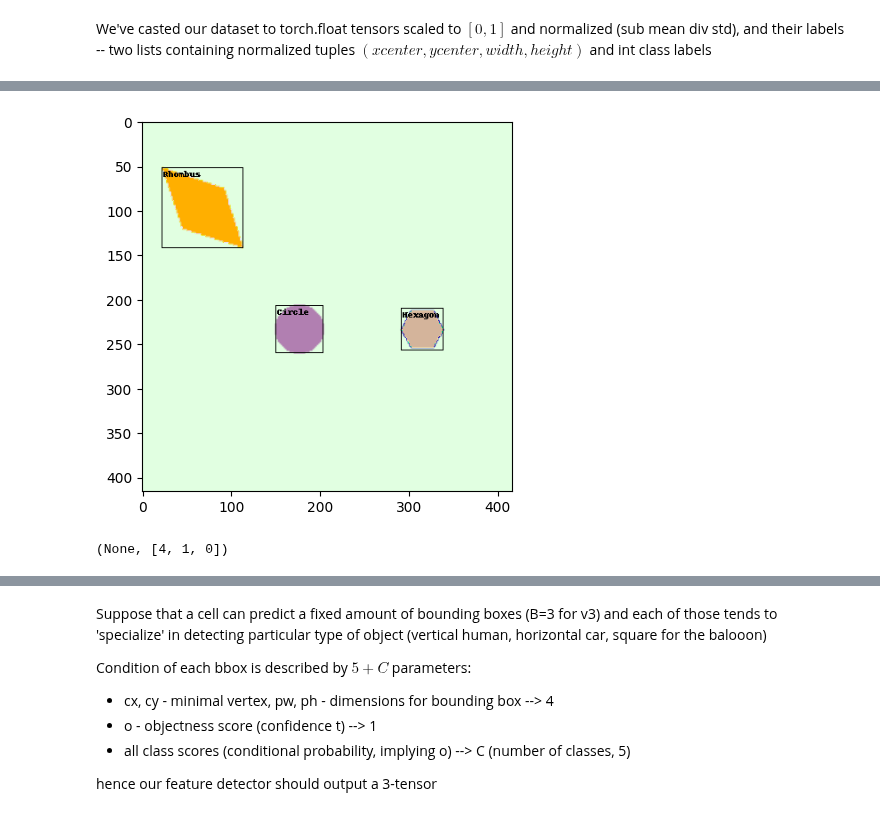
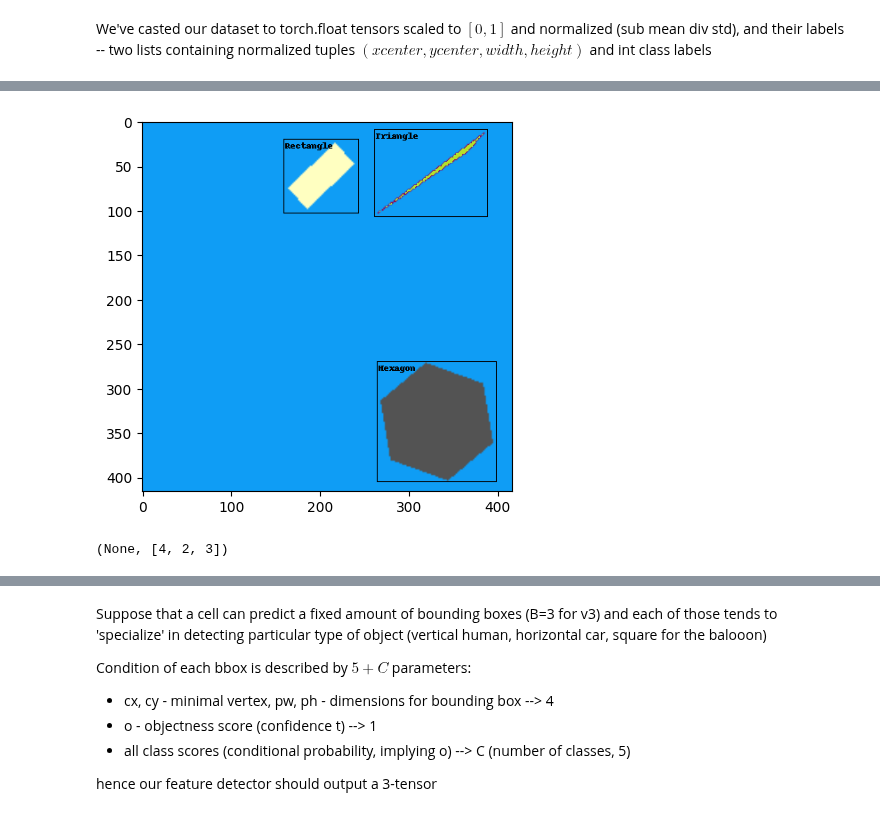
Before and after one commit to Axik0/YOLO3-figures, a Jupyter notebook: process.ipynb, the cells around one changed output, grey strips where cells are left out. Drawn from its saved outputs; the diff is of its cells as text; code cells hidden in the pictures.

```diff
--- a/process.ipynb
+++ b/process.ipynb
@@ -35,9 +36,9 @@ ds[0][0].dtype, ds[0][1], ds[0][2], id_to_cname
  ['Circle', 'Rhombus', 'Rectangle', 'Triangle', 'Hexagon'])
 # %%
-show_img(pick(ds[0])), ds[0][2]
+show_img(pick(ds[666])), ds[666][2]
 # %% [output]
-[figure, old version]
+[figure, new version]
-(None, [4, 1, 0])
+(None, [4, 2, 3])
 # %%
 sample(ds)
 # %% [output]
```
Also changed, not shown: parts of 2 cells of this notebook, 1 other file.
